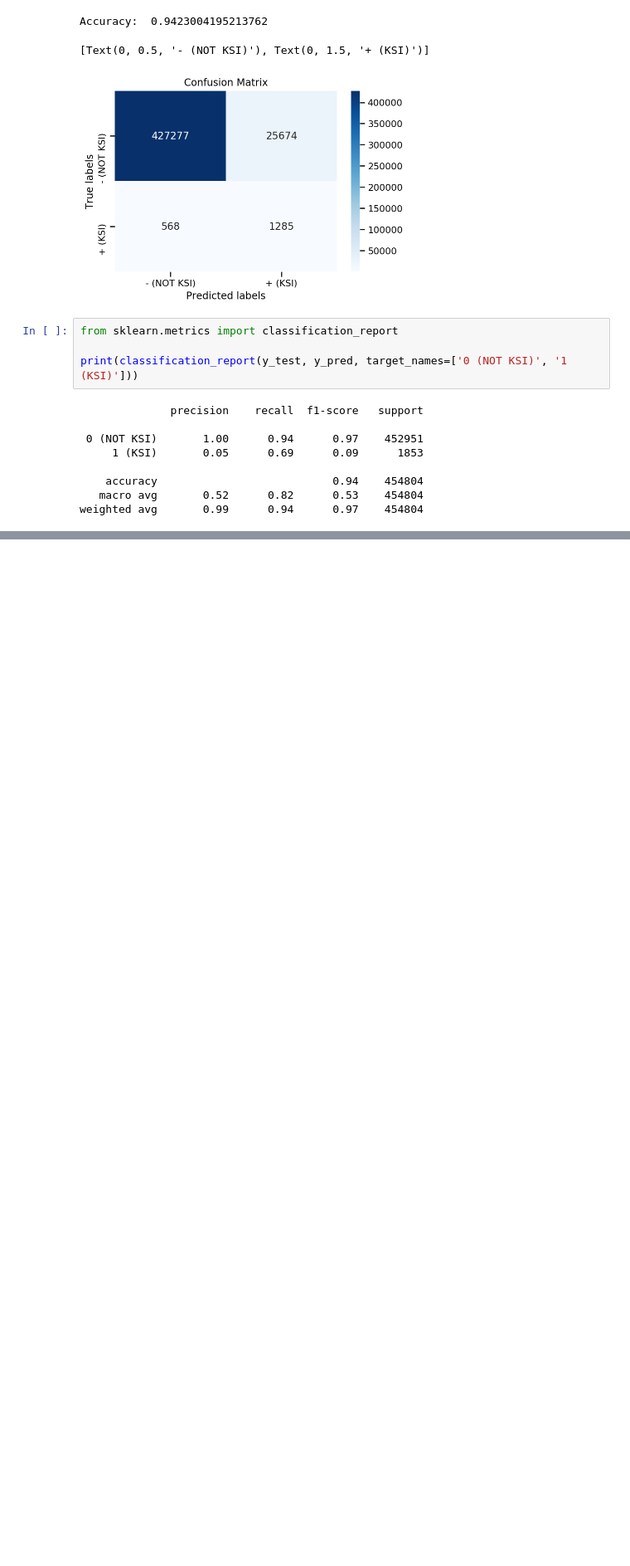
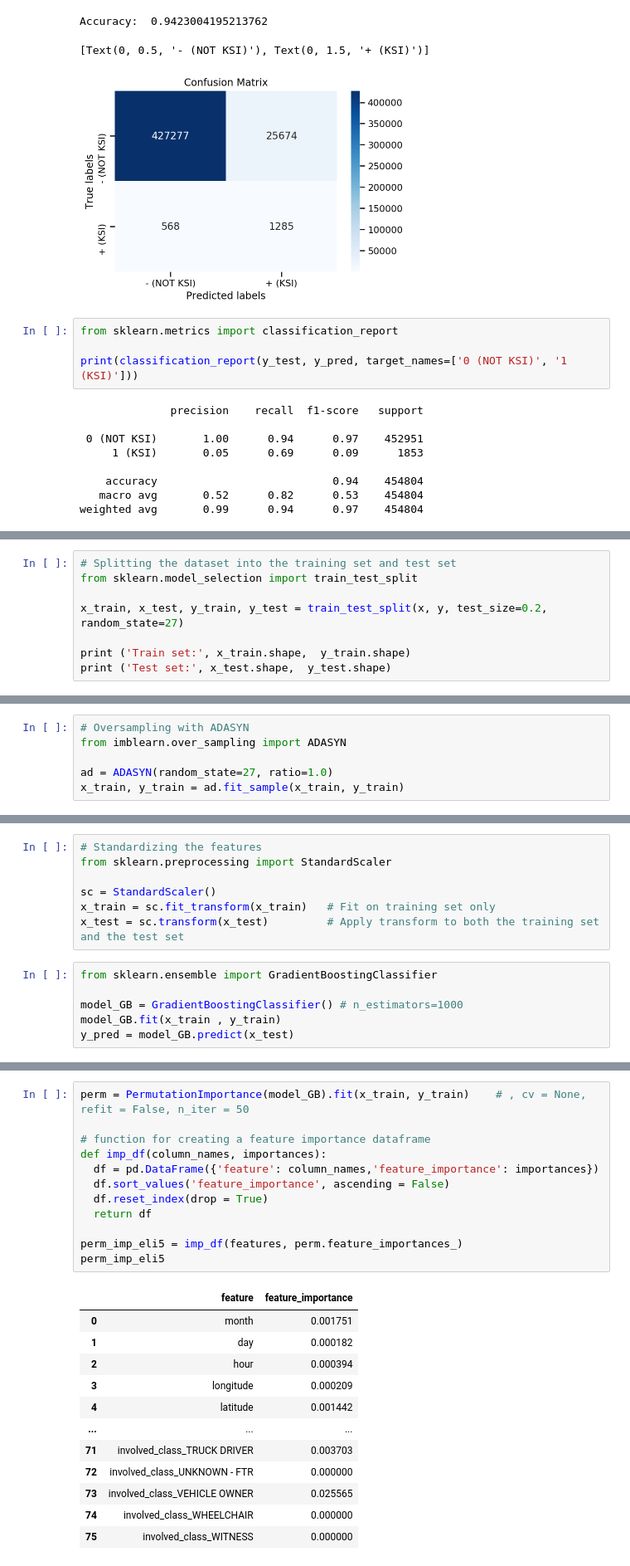
Before and after one commit to Dave-61/Insight_Data_Science, a Jupyter notebook: notebooks/TC_KSIprediction.ipynb, the cells around one changed output, grey strips where cells are left out. Shown at 83% size. Saved outputs shown, nothing was run; the diff lists cells and outputs as text; blank space fills up the shorter version.

```diff
--- a/notebooks/TC_KSIprediction.ipynb
+++ b/notebooks/TC_KSIprediction.ipynb
@@ -783,0 +794,8 @@ fig.show()
+# %%
+# Splitting the dataset into the training set and test set
+from sklearn.model_selection import train_test_split
+
+x_train, x_test, y_train, y_test = train_test_split(x, y, test_size=0.2, random_state=27)
+
+print ('Train set:', x_train.shape,  y_train.shape)
+print ('Test set:', x_test.shape,  y_test.shape)
@@ -783,0 +805,6 @@ fig.show()
+# %%
+# Oversampling with ADASYN
+from imblearn.over_sampling import ADASYN
+
+ad = ADASYN(random_state=27, ratio=1.0)
+x_train, y_train = ad.fit_sample(x_train, y_train)
@@ -783,0 +819,13 @@ fig.show()
+# %%
+# Standardizing the features
+from sklearn.preprocessing import StandardScaler
+
+sc = StandardScaler()
+x_train = sc.fit_transform(x_train)   # Fit on training set only
+x_test = sc.transform(x_test)         # Apply transform to both the training set and the test set
+# %%
+from sklearn.ensemble import GradientBoostingClassifier
+
+model_GB = GradientBoostingClassifier() # n_estimators=1000
+model_GB.fit(x_train , y_train)
+y_pred = model_GB.predict(x_test)
@@ -783,0 +864,25 @@ fig.show()
+# %%
+perm = PermutationImportance(model_GB).fit(x_train, y_train)    # , cv = None, refit = False, n_iter = 50
+
+# function for creating a feature importance dataframe
+def imp_df(column_names, importances):
+  df = pd.DataFrame({'feature': column_names,'feature_importance': importances})
+  df.sort_values('feature_importance', ascending = False)
+  df.reset_index(drop = True)
+  return df
+
+perm_imp_eli5 = imp_df(features, perm.feature_importances_)
+perm_imp_eli5
+# %% [output]
+|  | feature | feature_importance |
+| 0 | month | 0.001751 |
+| 1 | day | 0.000182 |
+| 2 | hour | 0.000394 |
+| 3 | longitude | 0.000209 |
+| 4 | latitude | 0.001442 |
+| ... | ... | ... |
+| 71 | involved_class_TRUCK DRIVER | 0.003703 |
+| 72 | involved_class_UNKNOWN - FTR | 0.000000 |
+| 73 | involved_class_VEHICLE OWNER | 0.025565 |
+| 74 | involved_class_WHEELCHAIR | 0.000000 |
+| 75 | involved_class_WITNESS | 0.000000 |
```
Also changed, not shown: parts of 14 cells of this notebook, 1 other file.
